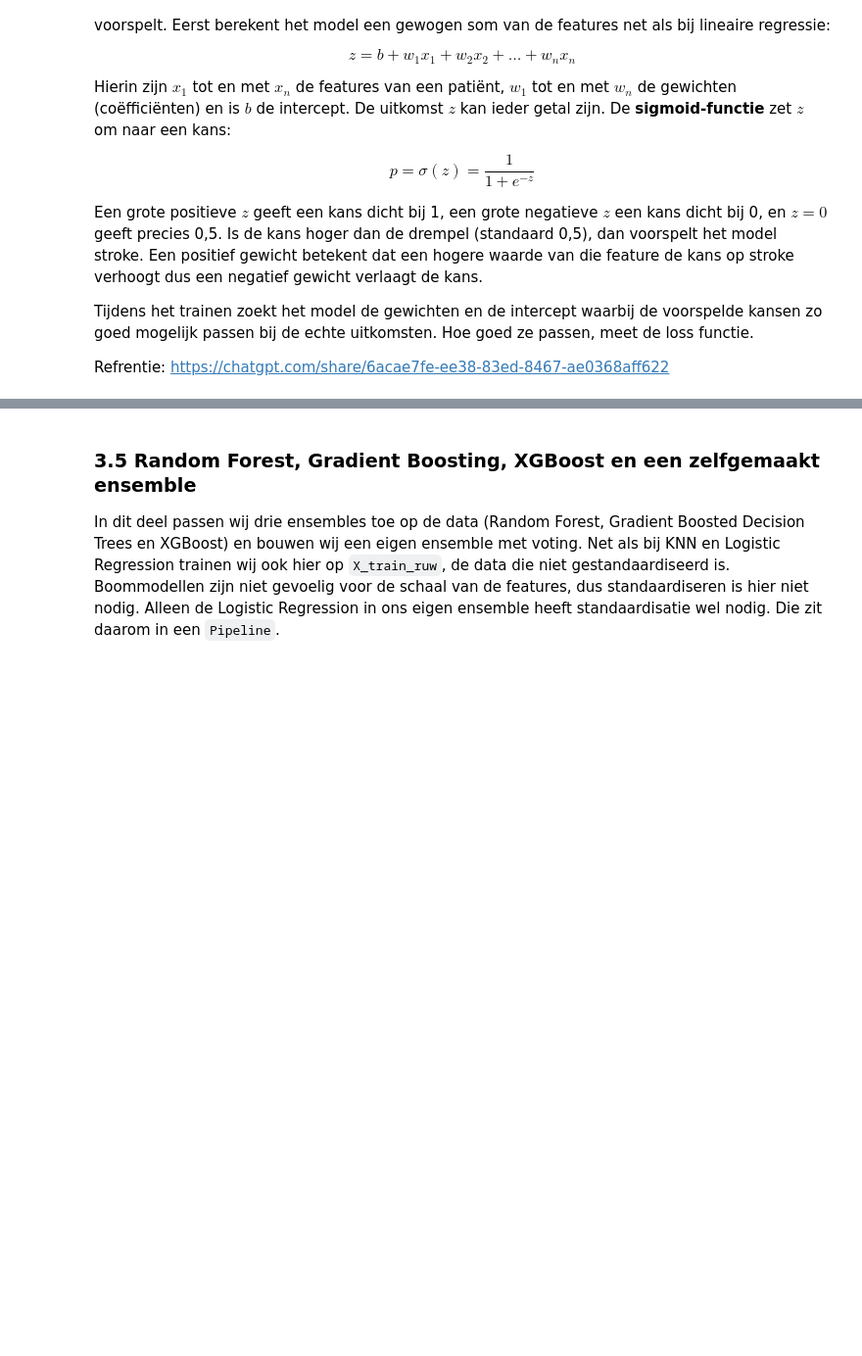
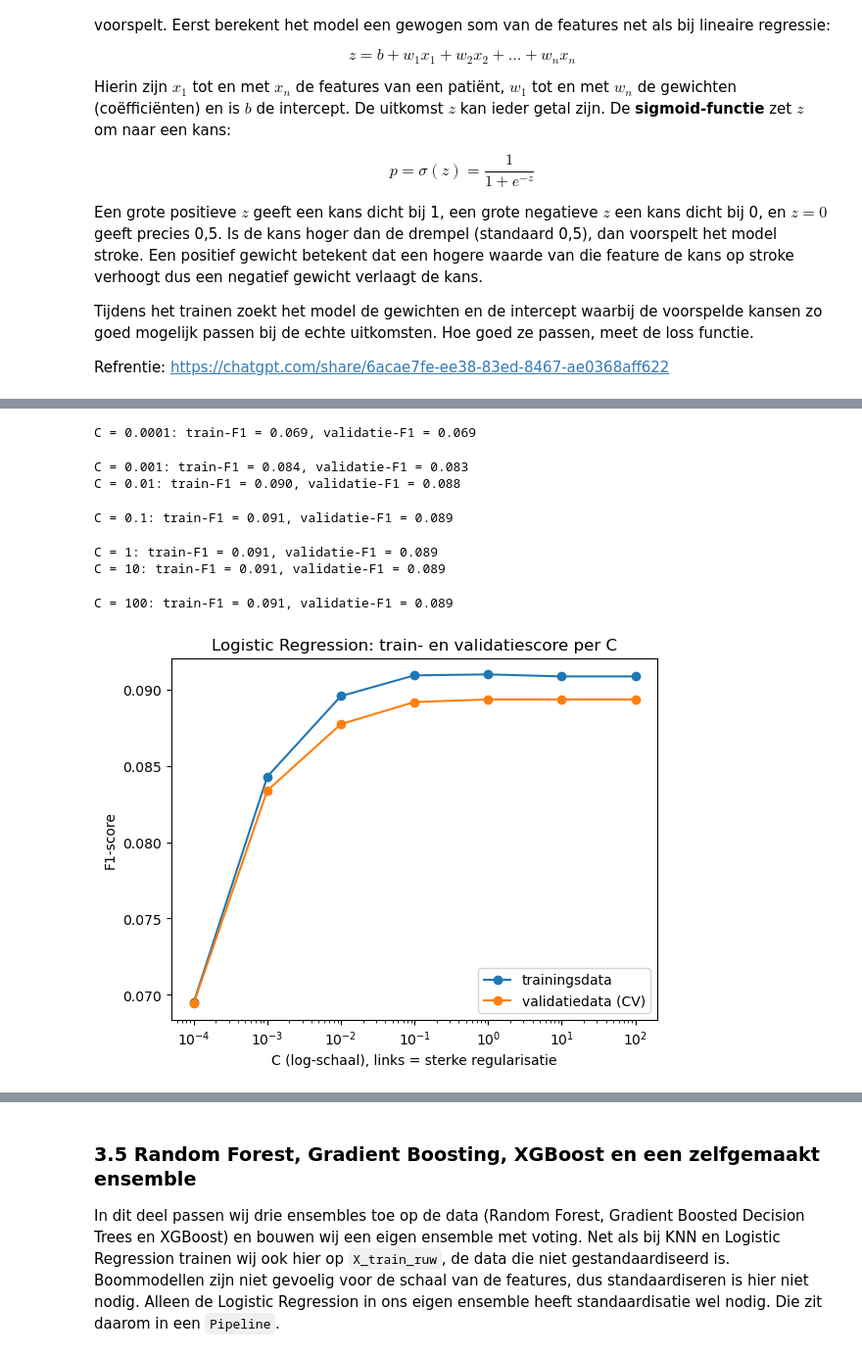
Before and after one commit to AlishaSR2k5/Machine-Learning-Portfolio-1, a Jupyter notebook: portfolio_opdracht_stroke.ipynb, the cells around one changed output, grey strips where cells are left out. Shown at 98% size. Saved outputs shown, nothing was run; the diff lists cells and outputs as text; code cells hidden in the pictures; blank space fills up the shorter version.

Commit message:
Logistiche regressie model helemaal klaar.

```diff
--- a/portfolio_opdracht_stroke.ipynb
+++ b/portfolio_opdracht_stroke.ipynb
@@ -1100,0 +1208,17 @@ Refrentie: https://chatgpt.com/share/6acae7fe-ee38-83ed-8467-ae0368aff622
+# %%
+# coefficienten bij sterke regularisatie (C = 0,01): L2 tegenover L1
+coefs = {}
+for naam, ratio in [("L2", 0), ("L1", 1)]:
+    lr_reg = Pipeline([
+        ("schalen", maak_schaler()),
+        ("model", LogisticRegression(solver="liblinear", l1_ratio=ratio,
+                                     C=0.01, class_weight="balanced")),
+    ])
+    lr_reg.fit(X_train_ruw, y_train)
+    coefs[naam] = lr_reg.named_steps["model"].coef_[0]
+
+namen = lr_reg.named_steps["schalen"].get_feature_names_out()
+coef_tabel = pd.DataFrame(coefs, index=namen).round(3)
+print("aantal coefficienten dat precies 0 is:")
+print((coef_tabel == 0).sum())
+coef_tabel
@@ -1100,0 +1255,37 @@ Refrentie: https://chatgpt.com/share/6acae7fe-ee38-83ed-8467-ae0368aff622
+# %%
+# train en validatiescore (F1) voor verschillende C, met L2
+C_waarden = [0.0001, 0.001, 0.01, 0.1, 1, 10, 100]
+train_f1 = []
+val_f1 = []
+
+for c in C_waarden:
+    lr_c = Pipeline([
+        ("schalen", maak_schaler()),
+        ("model", LogisticRegression(solver="liblinear", C=c,
+                                     class_weight="balanced")),
+    ])
+    scores = cross_validate(lr_c, X_train_ruw, y_train, cv=cv,
+                            scoring="f1", return_train_score=True,
+                            n_jobs=-1)
+    train_f1.append(scores["train_score"].mean())
+    val_f1.append(scores["test_score"].mean())
+    print(f"C = {c}: train-F1 = {train_f1[-1]:.3f}, "
+          f"validatie-F1 = {val_f1[-1]:.3f}")
+
+plt.plot(C_waarden, train_f1, marker="o", label="trainingsdata")
+plt.plot(C_waarden, val_f1, marker="o", label="validatiedata (CV)")
+plt.xscale("log")
+plt.xlabel("C (log-schaal), links = sterke regularisatie")
+plt.ylabel("F1-score")
+plt.title("Logistic Regression: train- en validatiescore per C")
+plt.legend()
+plt.show()
+# %% [output]
+C = 0.0001: train-F1 = 0.069, validatie-F1 = 0.069
+C = 0.001: train-F1 = 0.084, validatie-F1 = 0.083
+C = 0.01: train-F1 = 0.090, validatie-F1 = 0.088
+C = 0.1: train-F1 = 0.091, validatie-F1 = 0.089
+C = 1: train-F1 = 0.091, validatie-F1 = 0.089
+C = 10: train-F1 = 0.091, validatie-F1 = 0.089
+C = 100: train-F1 = 0.091, validatie-F1 = 0.089
+[figure, added]
```
Also changed, not shown: parts of 18 cells of this notebook.
